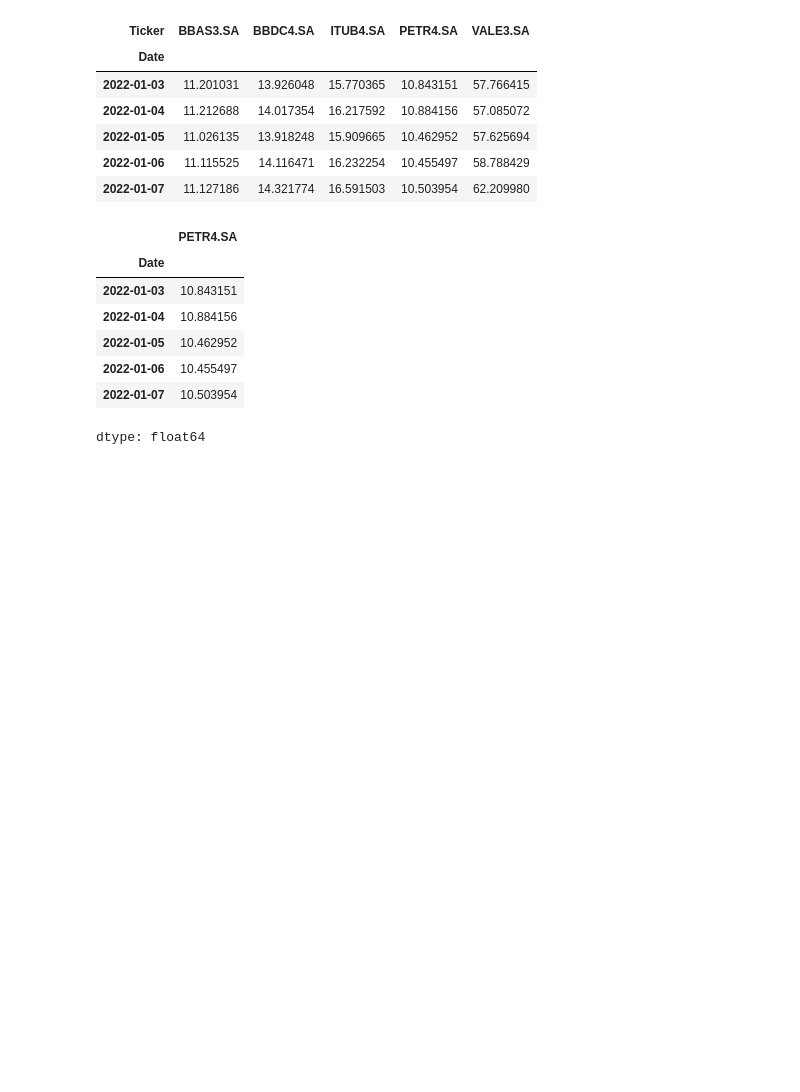
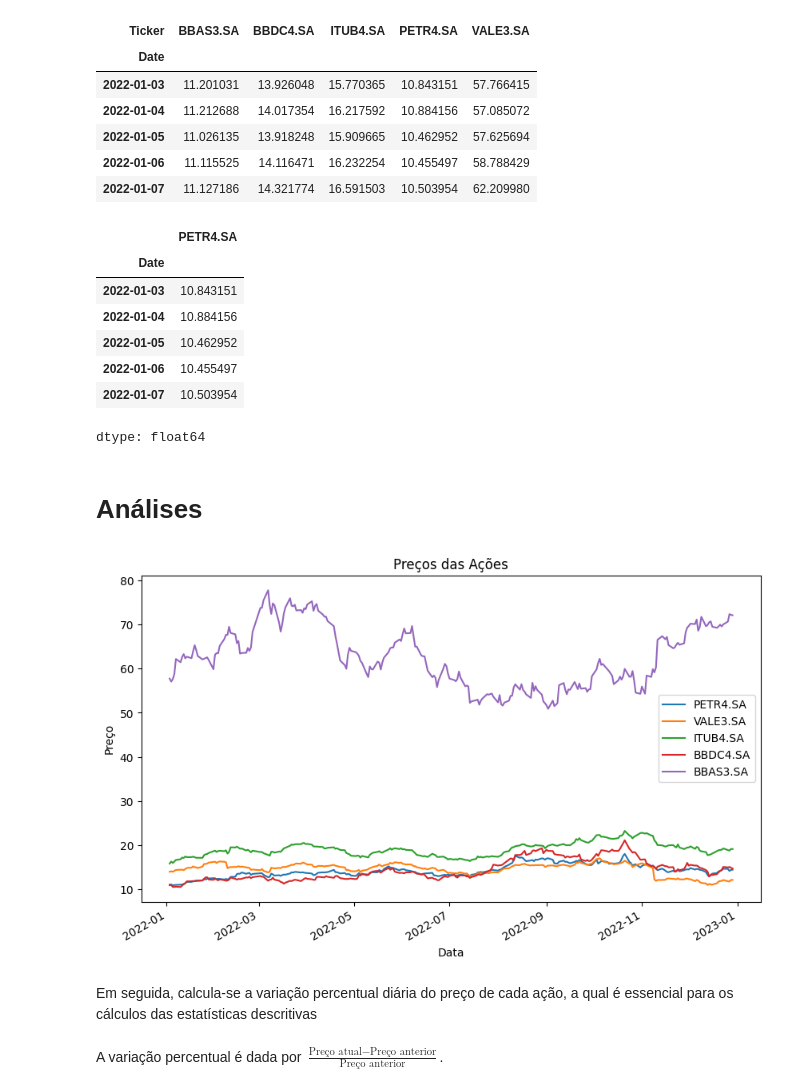
Before and after one commit to hermescosta/Hermes-2025-, a Jupyter notebook: Análise_de_portfólio_RBras_2023.ipynb, the cells around one changed output. Drawn from its saved outputs; the diff is of its cells as text; code cells hidden in the pictures; blank space fills up the shorter version.

```diff
--- a/Análise_de_portfólio_RBras_2023.ipynb
+++ b/Análise_de_portfólio_RBras_2023.ipynb
@@ -102,3 +102,18 @@ dados['Close']['PETR4.SA'].head()
 | 2022-01-06 | 10.455497 |
 | 2022-01-07 | 10.503954 |
 dtype: float64
+# %% [markdown]
+# Análises
+# %%
+# Gráfico de preços das ações
+dados['Close'].plot(title='Preços das Ações', figsize=(10, 6))
+plt.ylabel('Preço')
+plt.xlabel('Data')
+plt.legend(acoes)
+plt.show()
+# %% [output]
+[figure, added]
+# %% [markdown]
+Em seguida, calcula-se a variação percentual diária do preço de cada ação, a qual é essencial para os cálculos das estatísticas descritivas
+# %% [markdown]
+A variação percentual é dada por $ \frac{\text{Preço atual} - \text{Preço anterior}}{\text{Preço anterior}} $.
```
Also changed, not shown: parts of 1 cell of this notebook.
